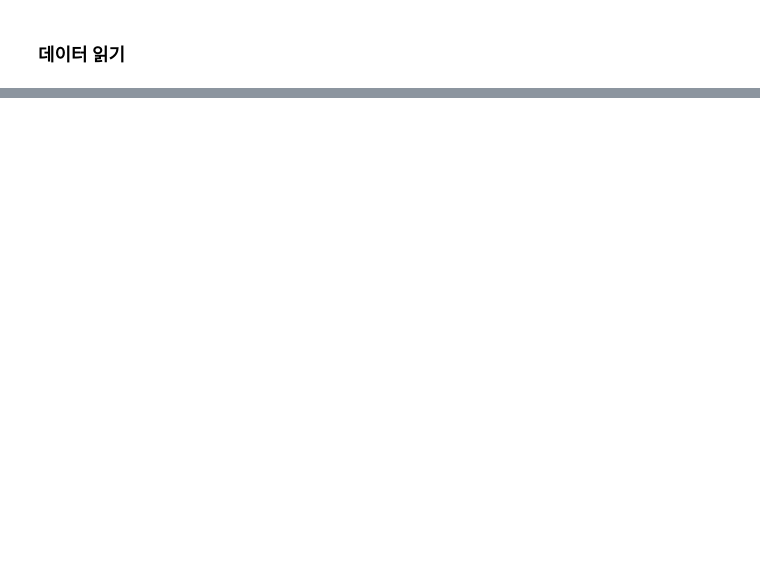
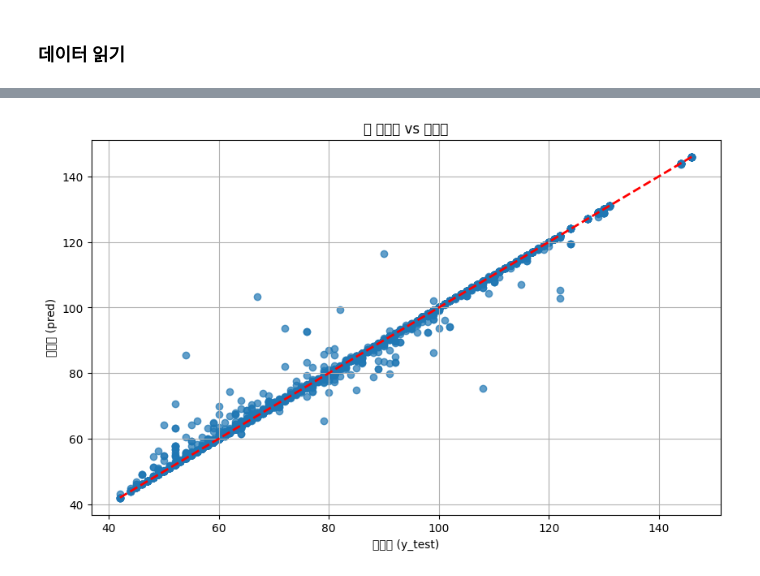
Before and after one commit to MK00098/Weather_Project, a Jupyter notebook: EDA_eungji.ipynb, the cells around one changed output, grey strips where cells are left out. Cells and saved outputs as stored; diff of their text form; code cells hidden in the pictures; blank space fills up the shorter version.

Commit message:
feat:merge + model

```diff
--- a/EDA_eungji.ipynb
+++ b/EDA_eungji.ipynb
@@ -35,0 +240,5 @@ cat119_train.csv
+# %%
+# 신고 유형별 집계
+cat_grouped = cat119_df.groupby(['tm', 'cat119_train.cat'])['cat119_train.call_count'].sum().reset_index()
+cat_grouped = cat_grouped.pivot(index='tm', columns='cat119_train.cat', values='cat119_train.call_count').fillna(0).reset_index()
+cat_grouped.head()
@@ -35,0 +252,4 @@ cat119_train.csv
+# %%
+# 날짜 기준 병합
+final = pd.merge(merged, cat_grouped, left_on='tm', right_on='tm', how='left')
+final.head()
@@ -35,0 +264,24 @@ cat119_train.csv
+# %%
+# 모델 학습
+features = [
+    'call119_train.ta_max', 'call119_train.ta_min', '일교차',
+    'call119_train.hm_max', 'call119_train.hm_min',
+    'call119_train.ws_max', 'call119_train.ws_ins_max',
+    'call119_train.rn_day', '합계 일사량(MJ/m2)', '합계 일조시간(hr)',
+    '가조시간(hr)', '일조율', 'WBGT', 'tm_weekday', 'tm_month'
+]
+# %%
+# 타겟: '구급' 신고 예측 (예: 폭염 관련성 높음)
+y = final['구급']
+X = final[features].fillna(0)
+
+X_train, X_test, y_train, y_test = train_test_split(X, y, test_size=0.2, random_state=42)
+model = RandomForestRegressor(n_estimators=200, random_state=42)
+model.fit(X_train, y_train)
+
+pred = model.predict(X_test)
+
+# RMSE 직접 계산
+mse = mean_squared_error(y_test, pred)
+rmse = np.sqrt(mse)
+print("✅ RMSE (구급 신고 예측):", rmse)
@@ -35,0 +338,11 @@ cat119_train.csv
+# %%
+plt.figure(figsize=(10, 6))
+plt.scatter(y_test, pred, alpha=0.7)
+plt.plot([y_test.min(), y_test.max()], [y_test.min(), y_test.max()], 'r--', lw=2)
+plt.xlabel('실제값 (y_test)')
+plt.ylabel('예측값 (pred)')
+plt.title('📈 실제값 vs 예측값')
+plt.grid(True)
+plt.show()
+# %% [output]
+[figure, added]
```
Also changed, not shown: parts of 27 cells of this notebook, 1 other file.
